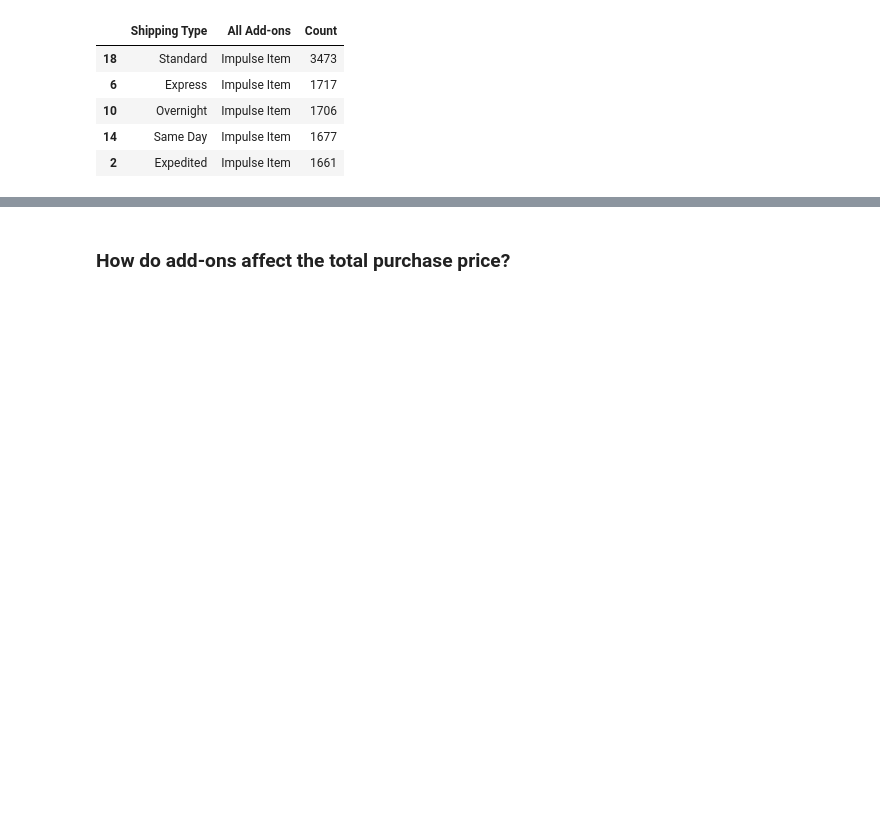
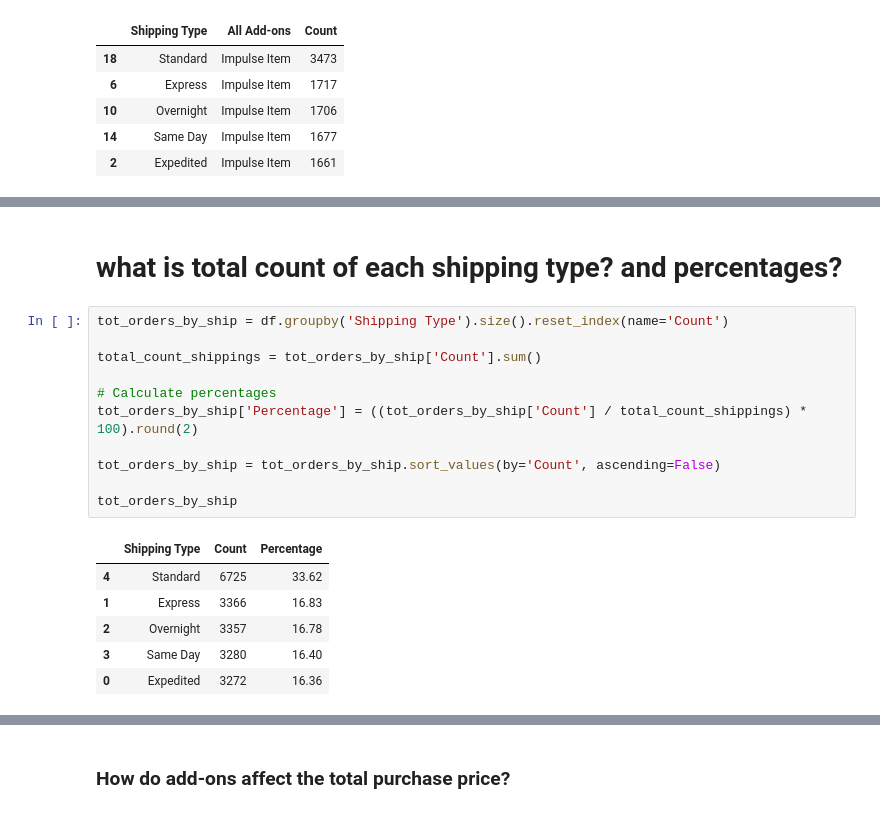
Before and after one commit to CameronCSS/Customer-Purchase-Behavior-Analysis, a Jupyter notebook: Customer_Purchase_Behavior_Analysis.ipynb, the cells around one changed output, grey strips where cells are left out. Saved outputs shown, nothing was run; the diff lists cells and outputs as text; blank space fills up the shorter version.

```diff
--- a/Customer_Purchase_Behavior_Analysis.ipynb
+++ b/Customer_Purchase_Behavior_Analysis.ipynb
@@ -637,0 +698,20 @@ top_addons_by_ship.sort_values(by='Count', ascending=False)
+# %% [markdown]
+# what is total count of each shipping type? and percentages?
+# %%
+tot_orders_by_ship = df.groupby('Shipping Type').size().reset_index(name='Count')
+
+total_count_shippings = tot_orders_by_ship['Count'].sum()
+
+# Calculate percentages
+tot_orders_by_ship['Percentage'] = ((tot_orders_by_ship['Count'] / total_count_shippings) * 100).round(2)
+
+tot_orders_by_ship = tot_orders_by_ship.sort_values(by='Count', ascending=False)
+
+tot_orders_by_ship
+# %% [output]
+|  | Shipping Type | Count | Percentage |
+| 4 | Standard | 6725 | 33.62 |
+| 1 | Express | 3366 | 16.83 |
+| 2 | Overnight | 3357 | 16.78 |
+| 3 | Same Day | 3280 | 16.40 |
+| 0 | Expedited | 3272 | 16.36 |
```
Also changed, not shown: parts of 31 cells of this notebook.
